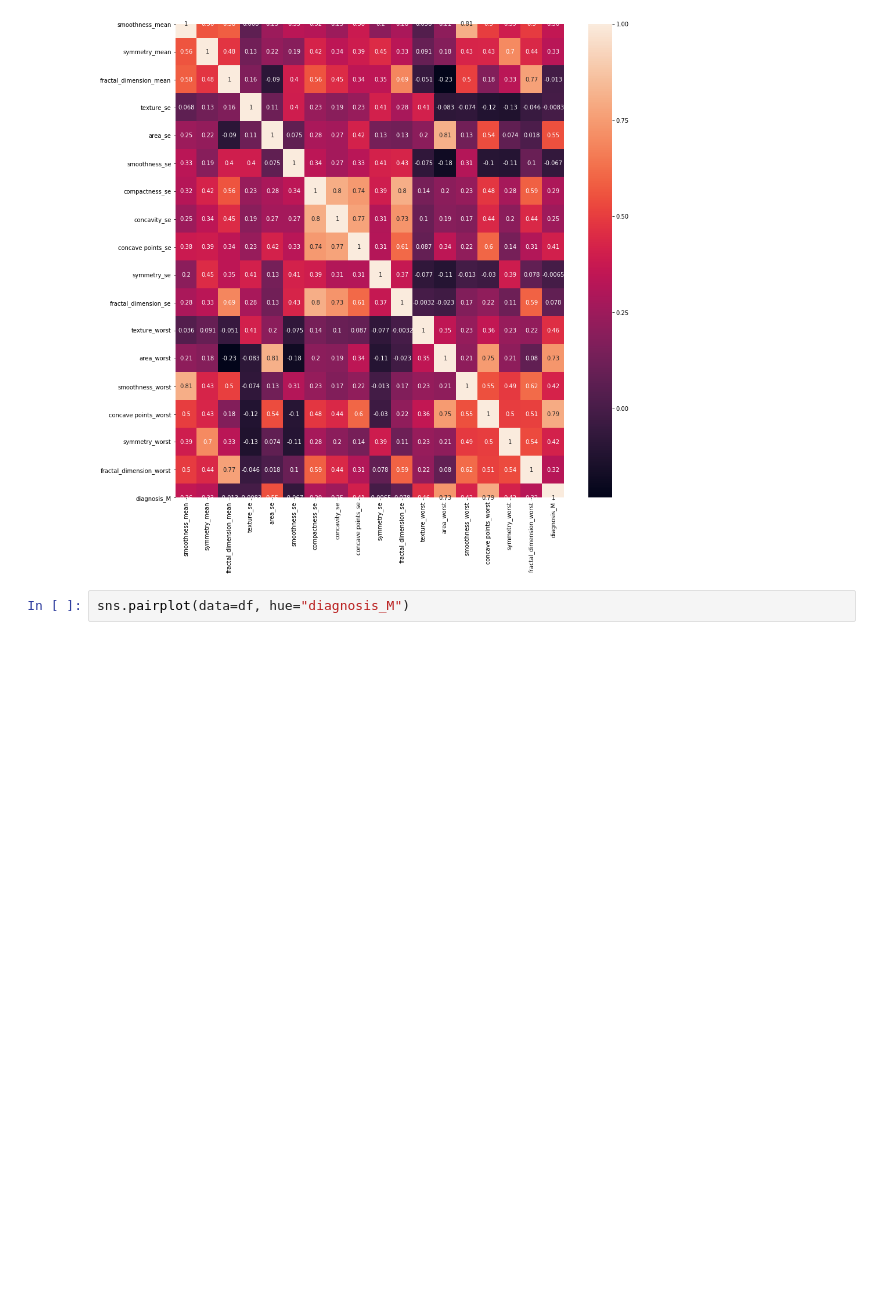
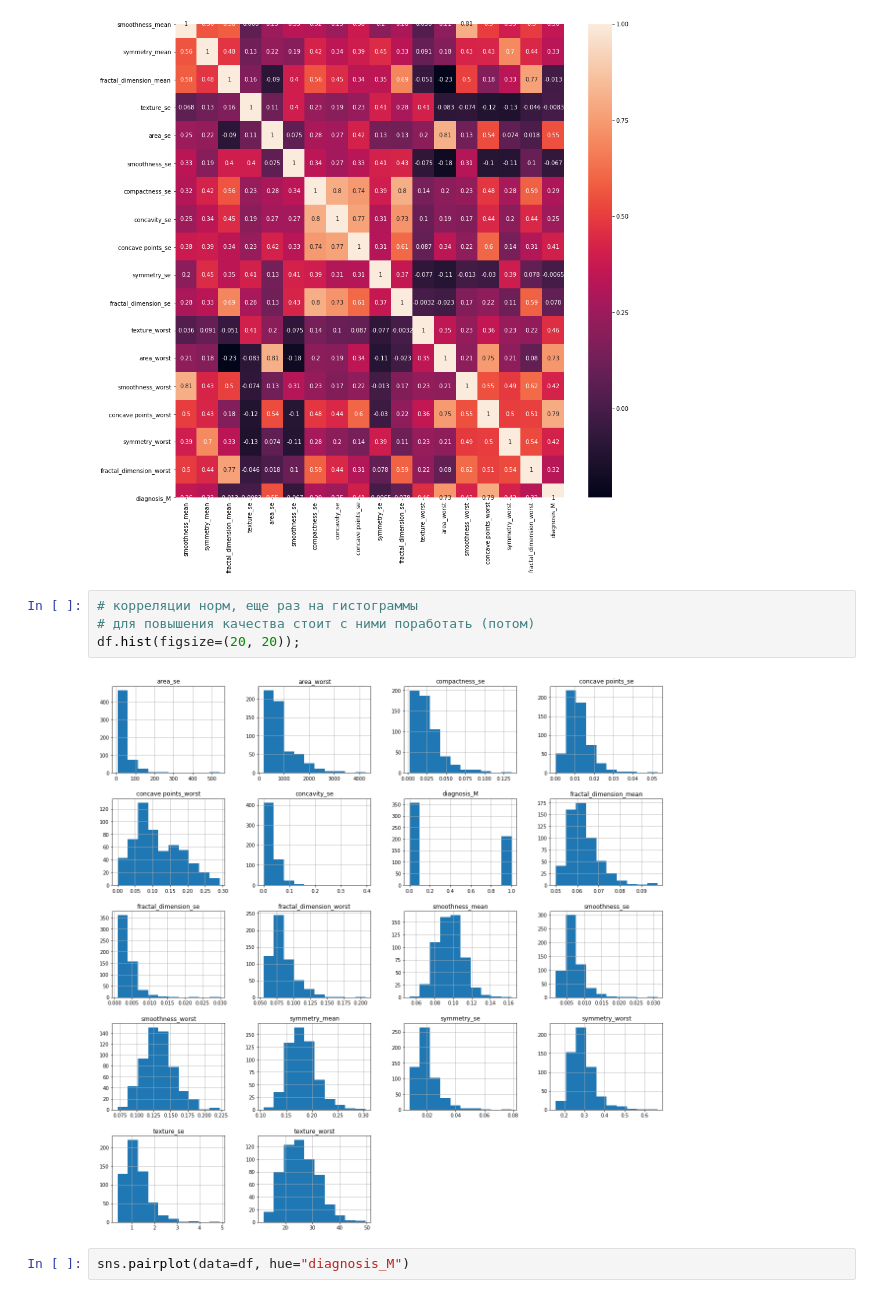
Before and after one commit to Torchun/otus, a Jupyter notebook: homework/6/logit_regression.ipynb, the cells around one changed output. Cells and saved outputs as stored; diff of their text form; blank space fills up the shorter version.

```diff
--- a/homework/6/logit_regression.ipynb
+++ b/homework/6/logit_regression.ipynb
@@ -233,6 +237,12 @@ plt.figure(figsize=(15, 15))
 sns.heatmap(df.corr(), annot=True);
 # %% [output]
 [figure]
+# %%
+# корреляции норм, еще раз на гистограммы
+# для повышения качества стоит с ними поработать (потом)
+df.hist(figsize=(20, 20));
+# %% [output]
+[figure, added]
 # %%
 sns.pairplot(data=df, hue="diagnosis_M")
 # %% [output]
```
Also changed, not shown: parts of 11 cells of this notebook, 1 other file.
